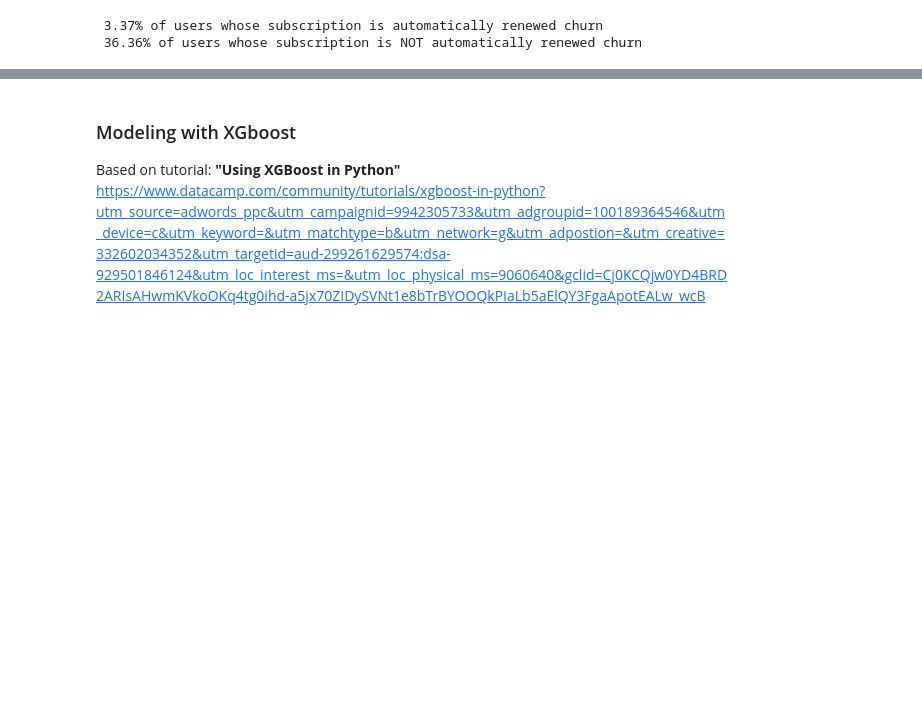
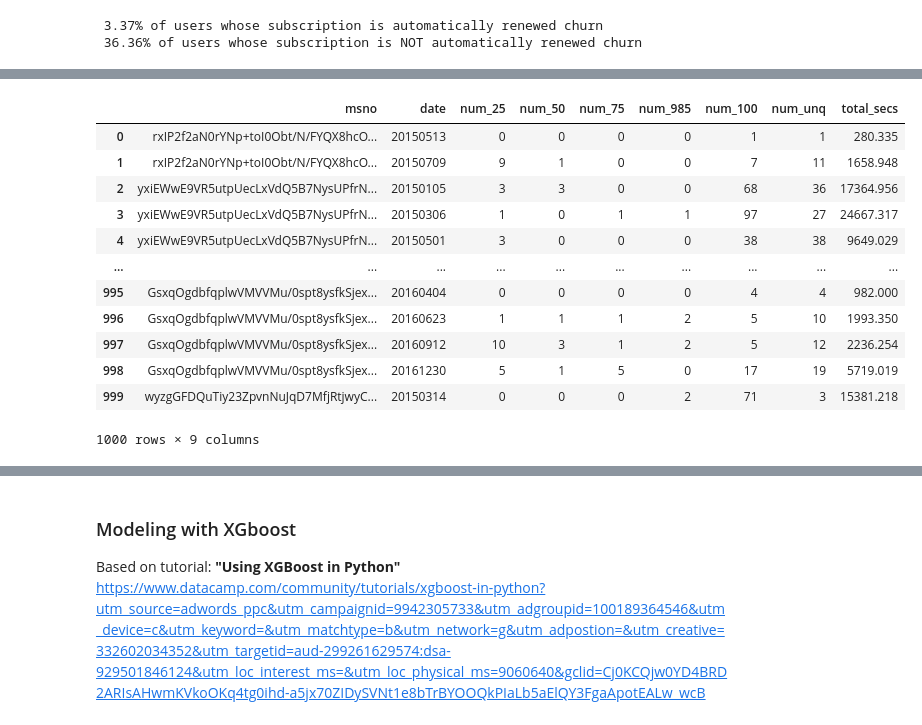
Before and after one commit to Olks/churn_prediction, a Jupyter notebook: churn_prediction.ipynb, the cells around one changed output, grey strips where cells are left out. Saved outputs shown, nothing was run; the diff lists cells and outputs as text; code cells hidden in the pictures; blank space fills up the shorter version.

```diff
--- a/churn_prediction.ipynb
+++ b/churn_prediction.ipynb
@@ -293,0 +453,19 @@ print(f"{0.04/0.11: 0.2%} of users whose subscription is NOT automatically renew
+# %%
+user_logs = pd.read_csv(user_logs_path, nrows=1000)
+user_logs_v2 = pd.read_csv(user_logs_v2_path, nrows=1000)
+# %%
+user_logs
+# %% [output]
+|  | msno | date | num_25 | num_50 | num_75 | num_985 | num_100 | num_unq | total_secs |
+| 0 | rxIP2f2aN0rYNp+toI0Obt/N/FYQX8hcO... | 20150513 | 0 | 0 | 0 | 0 | 1 | 1 | 280.335 |
+| 1 | rxIP2f2aN0rYNp+toI0Obt/N/FYQX8hcO... | 20150709 | 9 | 1 | 0 | 0 | 7 | 11 | 1658.948 |
+| 2 | yxiEWwE9VR5utpUecLxVdQ5B7NysUPfrN... | 20150105 | 3 | 3 | 0 | 0 | 68 | 36 | 17364.956 |
+| 3 | yxiEWwE9VR5utpUecLxVdQ5B7NysUPfrN... | 20150306 | 1 | 0 | 1 | 1 | 97 | 27 | 24667.317 |
+| 4 | yxiEWwE9VR5utpUecLxVdQ5B7NysUPfrN... | 20150501 | 3 | 0 | 0 | 0 | 38 | 38 | 9649.029 |
+| ... | ... | ... | ... | ... | ... | ... | ... | ... | ... |
+| 995 | GsxqOgdbfqplwVMVVMu/0spt8ysfkSjex... | 20160404 | 0 | 0 | 0 | 0 | 4 | 4 | 982.000 |
+| 996 | GsxqOgdbfqplwVMVVMu/0spt8ysfkSjex... | 20160623 | 1 | 1 | 1 | 2 | 5 | 10 | 1993.350 |
+| 997 | GsxqOgdbfqplwVMVVMu/0spt8ysfkSjex... | 20160912 | 10 | 3 | 1 | 2 | 5 | 12 | 2236.254 |
+| 998 | GsxqOgdbfqplwVMVVMu/0spt8ysfkSjex... | 20161230 | 5 | 1 | 5 | 0 | 17 | 19 | 5719.019 |
+| 999 | wyzgGFDQuTiy23ZpvnNuJqD7MfjRtjwyC... | 20150314 | 0 | 0 | 0 | 2 | 71 | 3 | 15381.218 |
+1000 rows × 9 columns
```
Also changed, not shown: parts of 22 cells of this notebook.
